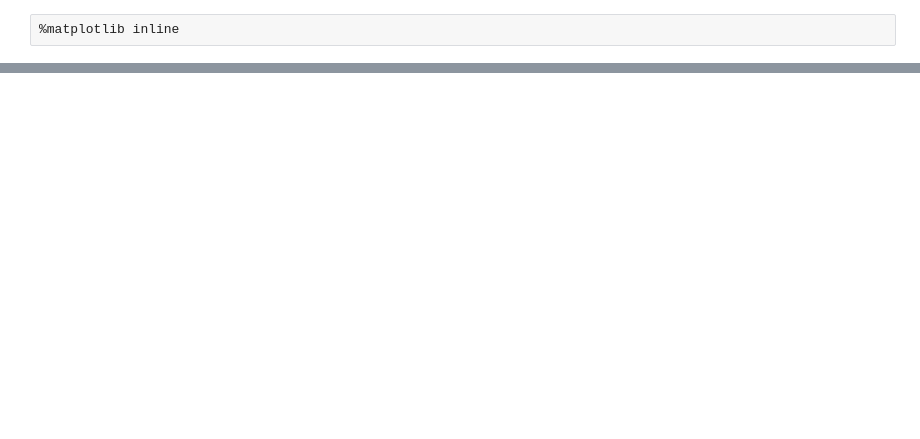
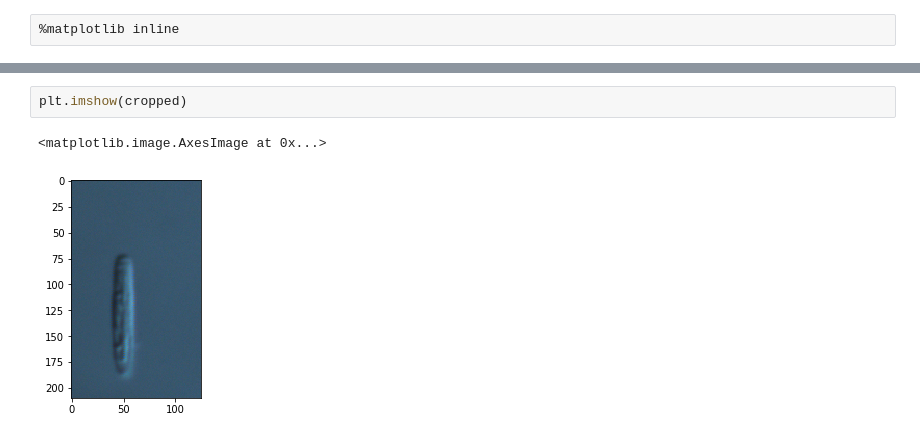
Before and after one commit to HackTheDeep/nematocyst-locator, a Jupyter notebook: CV.ipynb, the cells around one changed output, grey strips where cells are left out. Saved outputs shown, nothing was run; the diff lists cells and outputs as text; blank space fills up the shorter version.

```diff
--- a/CV.ipynb
+++ b/CV.ipynb
@@ -100,0 +200,5 @@ from skimage.feature import hog
+# %%
+plt.imshow(cropped)
+# %% [output]
+<matplotlib.image.AxesImage at 0x...>
+[figure, added]
```
Also changed, not shown: parts of 20 cells of this notebook, 1 other file.
